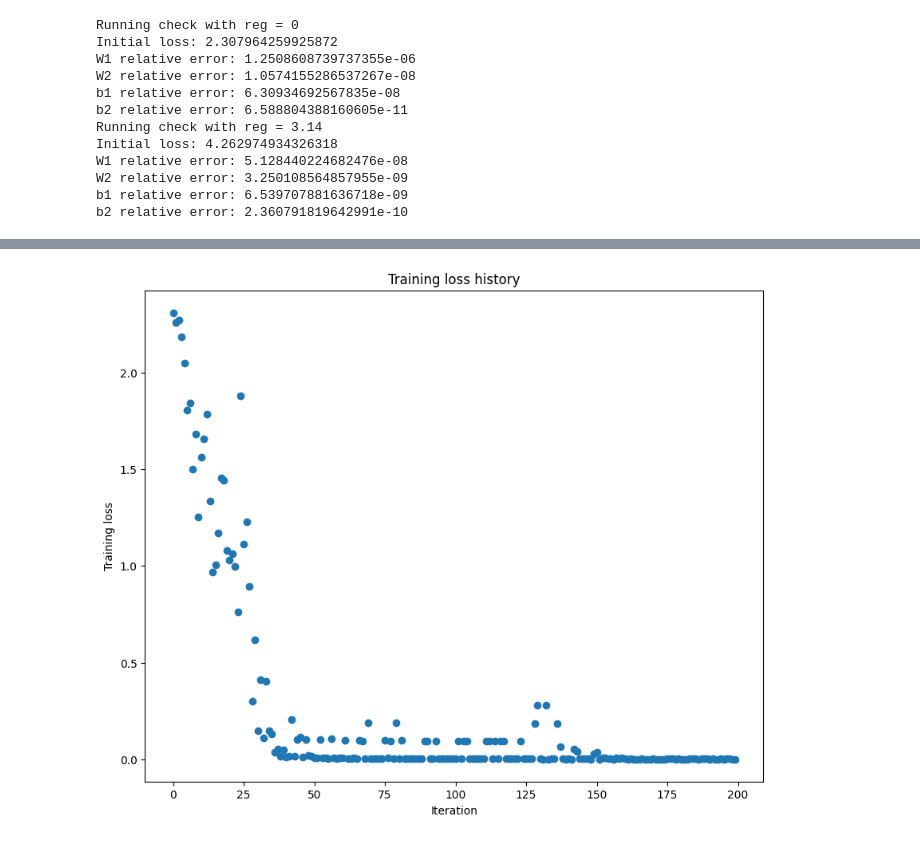
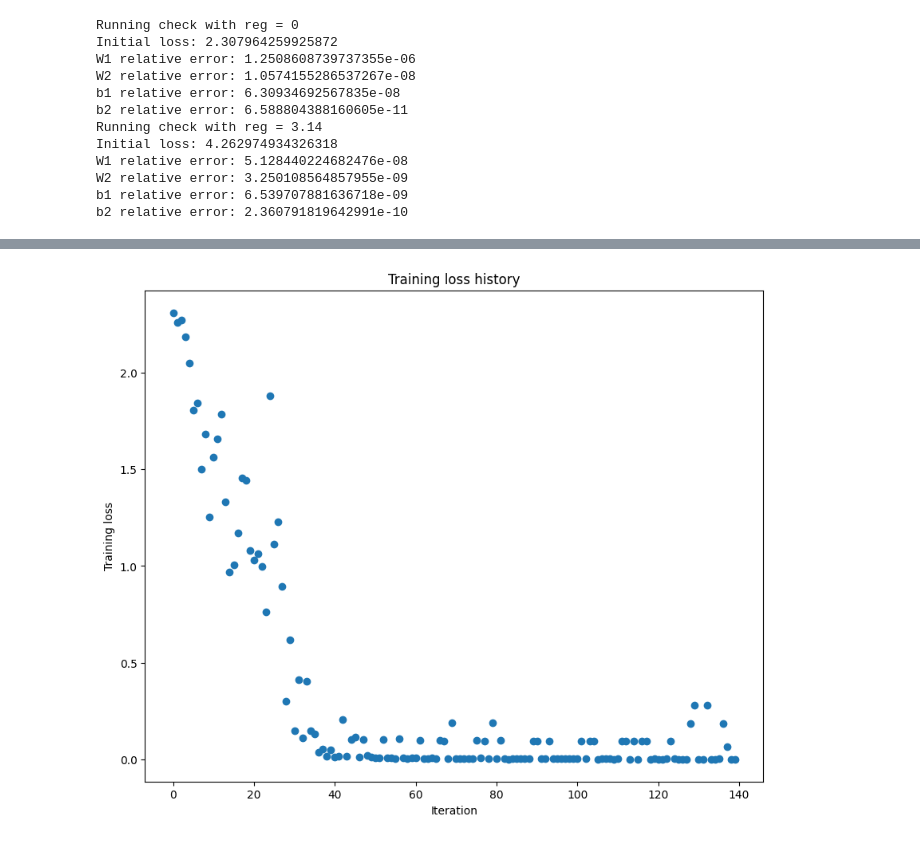
Before and after one commit to asmik12/ECE_C147_DLNN, a Jupyter notebook: HW3_code/code_student_version/FC_nets.ipynb, the cells around one changed output, grey strips where cells are left out. Saved outputs shown, nothing was run; the diff lists cells and outputs as text; code cells hidden in the pictures.

```diff
--- a/HW3_code/code_student_version/FC_nets.ipynb
+++ b/HW3_code/code_student_version/FC_nets.ipynb
@@ -443,7 +443,7 @@ learning_rate = 3e-3
 model = FullyConnectedNet([100, 100],
               weight_scale=weight_scale, dtype=np.float64)
 solver = Solver(model, small_data,
-                print_every=10, num_epochs=100, batch_size=25,
+                print_every=10, num_epochs=70, batch_size=25,
                 update_rule='sgd',
                 optim_config={
                   'learning_rate': learning_rate,
@@ -478 +478 @@ plt.show()
-[figure, old version]
+[figure, new version]
```
Also changed, not shown: parts of 1 cell of this notebook, 4 other files.
